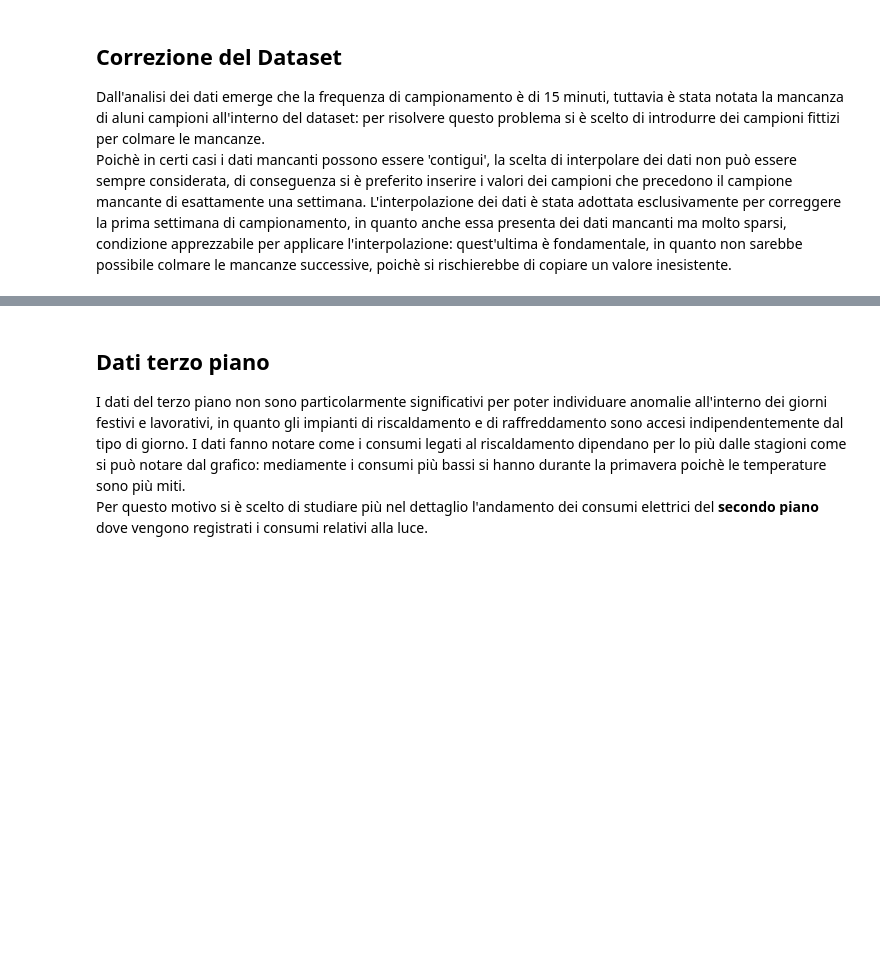
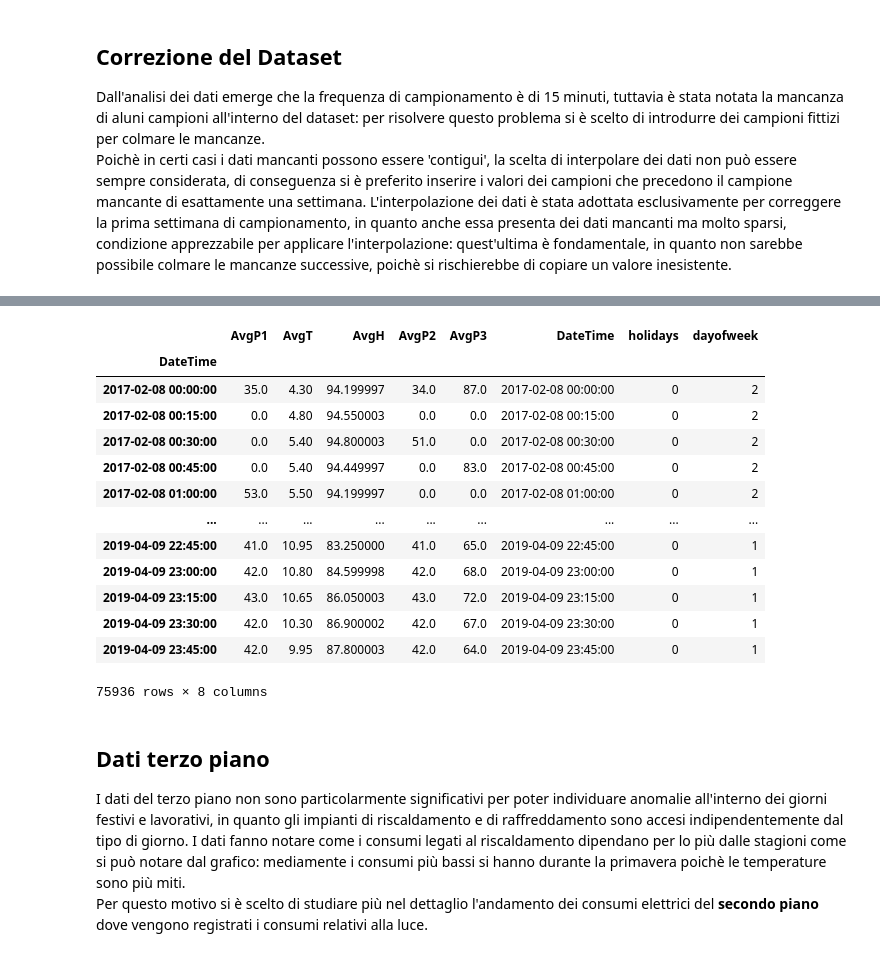
Before and after one commit to VladMarianCimpeanu/electricity-demand-anomaly-detection, a Jupyter notebook: Main1.ipynb, the cells around one changed output, grey strips where cells are left out. Cells and saved outputs as stored; diff of their text form; code cells hidden in the pictures; blank space fills up the shorter version.

```diff
--- a/Main1.ipynb
+++ b/Main1.ipynb
@@ -122,6 +128,23 @@ train['holidays'] = train['DateTime'].apply(lambda x: x in holidays_it).astype('
 train['dayofweek'] = train['DateTime'].dt.dayofweek
 # salvataggio dataset
 train.to_pickle('train1.pkl')
+# %%
+train
+# %% [output]
+|  | AvgP1 | AvgT | AvgH | AvgP2 | AvgP3 | DateTime | holidays | dayofweek |
+| DateTime |  |  |  |  |  |  |  |  |
+| 2017-02-08 00:00:00 | 35.0 | 4.30 | 94.199997 | 34.0 | 87.0 | 2017-02-08 00:00:00 | 0 | 2 |
+| 2017-02-08 00:15:00 | 0.0 | 4.80 | 94.550003 | 0.0 | 0.0 | 2017-02-08 00:15:00 | 0 | 2 |
+| 2017-02-08 00:30:00 | 0.0 | 5.40 | 94.800003 | 51.0 | 0.0 | 2017-02-08 00:30:00 | 0 | 2 |
+| 2017-02-08 00:45:00 | 0.0 | 5.40 | 94.449997 | 0.0 | 83.0 | 2017-02-08 00:45:00 | 0 | 2 |
+| 2017-02-08 01:00:00 | 53.0 | 5.50 | 94.199997 | 0.0 | 0.0 | 2017-02-08 01:00:00 | 0 | 2 |
+| ... | ... | ... | ... | ... | ... | ... | ... | ... |
+| 2019-04-09 22:45:00 | 41.0 | 10.95 | 83.250000 | 41.0 | 65.0 | 2019-04-09 22:45:00 | 0 | 1 |
+| 2019-04-09 23:00:00 | 42.0 | 10.80 | 84.599998 | 42.0 | 68.0 | 2019-04-09 23:00:00 | 0 | 1 |
+| 2019-04-09 23:15:00 | 43.0 | 10.65 | 86.050003 | 43.0 | 72.0 | 2019-04-09 23:15:00 | 0 | 1 |
+| 2019-04-09 23:30:00 | 42.0 | 10.30 | 86.900002 | 42.0 | 67.0 | 2019-04-09 23:30:00 | 0 | 1 |
+| 2019-04-09 23:45:00 | 42.0 | 9.95 | 87.800003 | 42.0 | 64.0 | 2019-04-09 23:45:00 | 0 | 1 |
+75936 rows × 8 columns
 # %% [markdown]
 ## Dati terzo piano
 I dati del terzo piano non sono particolarmente significativi per poter individuare anomalie all'interno dei giorni festivi e lavorativi, in quanto gli impianti di riscaldamento e di raffreddamento sono accesi indipendentemente dal tipo di giorno.
```
Also changed, not shown: parts of 8 cells of this notebook, 4 other files.
